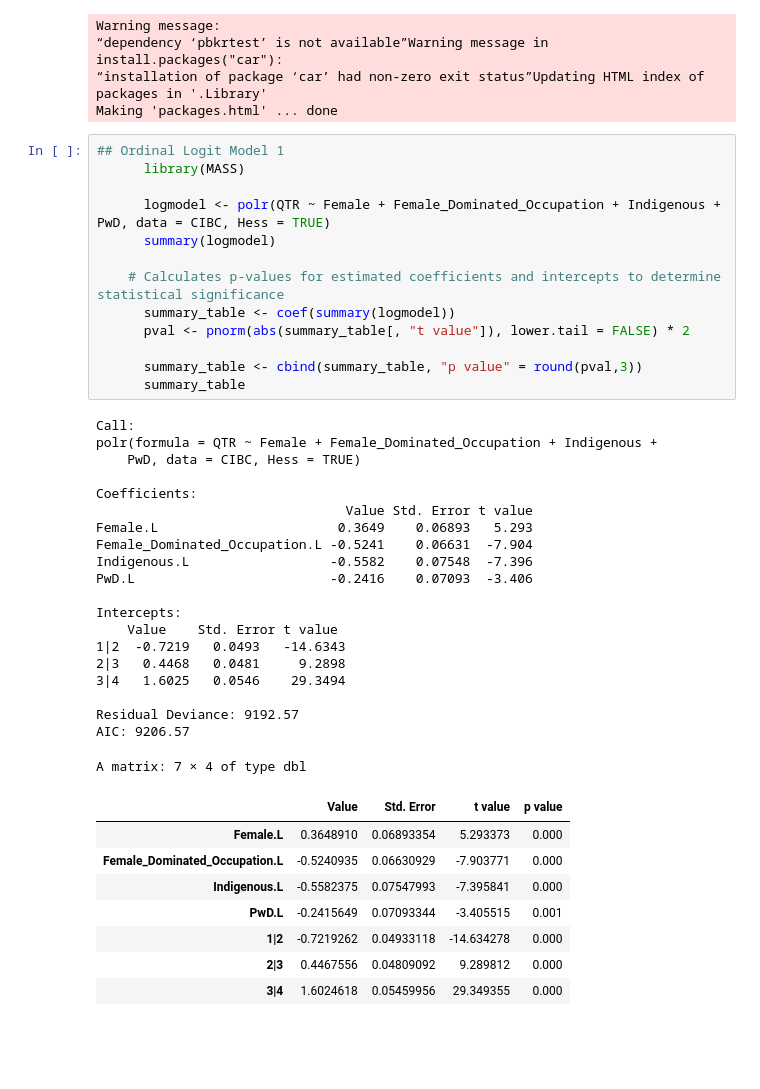
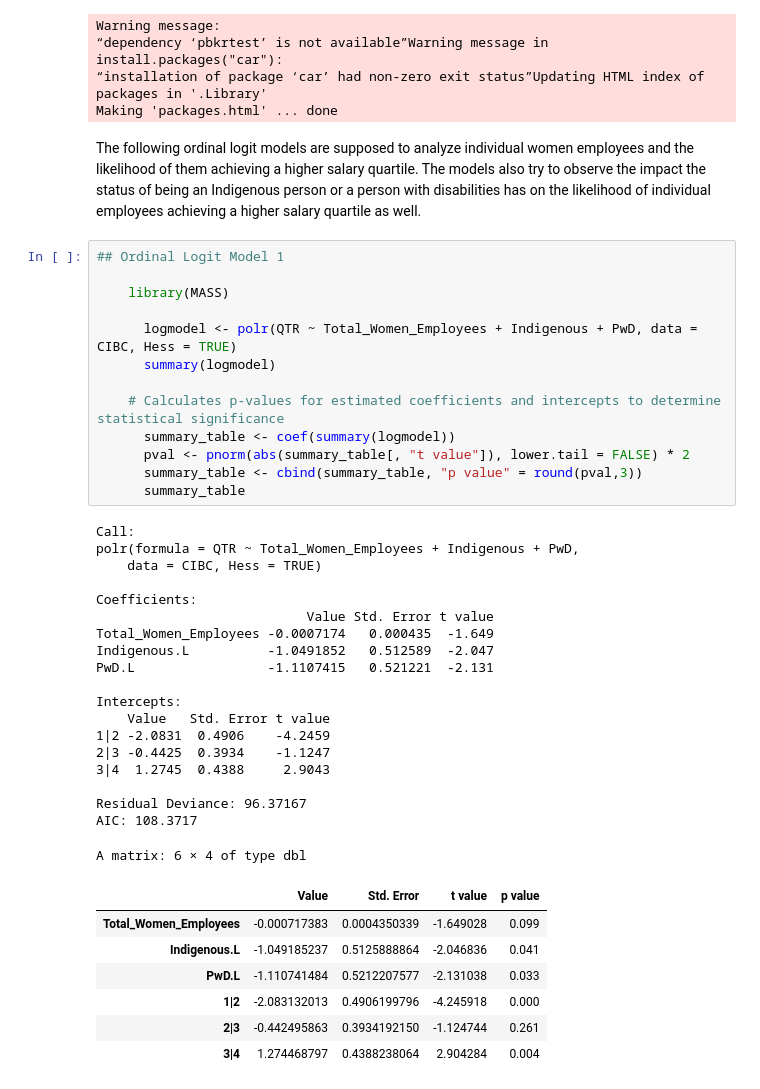
Before and after one commit to harry-para/Employment-Equity-Study-CIBC, a Jupyter notebook: CIBC FT Employee Analysis.ipynb, the cells around one changed output. Saved outputs shown, nothing was run; the diff lists cells and outputs as text; blank space fills up the shorter version.

```diff
--- a/CIBC FT Employee Analysis.ipynb
+++ b/CIBC FT Employee Analysis.ipynb
@@ -319,48 +482,48 @@ Warning message:
 “dependency ‘pbkrtest’ is not available”Warning message in install.packages("car"):
 “installation of package ‘car’ had non-zero exit status”Updating HTML index of packages in '.Library'
 Making 'packages.html' ... done
+# %% [markdown]
+The following ordinal logit models are supposed to analyze individual women employees and the likelihood of them achieving a higher salary quartile. The models also try to observe the impact the status of being an Indigenous person or a person with disabilities has on the likelihood of individual employees achieving a higher salary quartile as well.
 # %%
 ## Ordinal Logit Model 1
-      library(MASS)
 
-      logmodel <- polr(QTR ~ Female + Female_Dominated_Occupation + Indigenous + PwD, data = CIBC, Hess = TRUE)
+    library(MASS)
+
+      logmodel <- polr(QTR ~ Total_Women_Employees + Indigenous + PwD, data = CIBC, Hess = TRUE)
       summary(logmodel)
 
     # Calculates p-values for estimated coefficients and intercepts to determine statistical significance
       summary_table <- coef(summary(logmodel))
       pval <- pnorm(abs(summary_table[, "t value"]), lower.tail = FALSE) * 2
-
       summary_table <- cbind(summary_table, "p value" = round(pval,3))
       summary_table
 # %% [output]
 Call:
-polr(formula = QTR ~ Female + Female_Dominated_Occupation + Indigenous +
-    PwD, data = CIBC, Hess = TRUE)
+polr(formula = QTR ~ Total_Women_Employees + Indigenous + PwD,
+    data = CIBC, Hess = TRUE)
 
 Coefficients:
-                                Value Std. Error t value
-Female.L                       0.3649    0.06893   5.293
-Female_Dominated_Occupation.L -0.5241    0.06631  -7.904
-Indigenous.L                  -0.5582    0.07548  -7.396
-PwD.L                         -0.2416    0.07093  -3.406
+                           Value Std. Error t value
+Total_Women_Employees -0.0007174   0.000435  -1.649
+Indigenous.L          -1.0491852   0.512589  -2.047
+PwD.L                 -1.1107415   0.521221  -2.131
 
 Intercepts:
-    Value    Std. Error t value
-1|2  -0.7219   0.0493   -14.6343
-2|3   0.4468   0.0481     9.2898
-3|4   1.6025   0.0546    29.3494
+    Value   Std. Error t value
+1|2 -2.0831  0.4906    -4.2459
+2|3 -0.4425  0.3934    -1.1247
+3|4  1.2745  0.4388     2.9043
 
-Residual Deviance: 9192.57
-AIC: 9206.57
+Residual Deviance: 96.37167
+AIC: 108.3717
-A matrix: 7 × 4 of type dbl
+A matrix: 6 × 4 of type dbl
 |  | Value | Std. Error | t value | p value |
-| Female.L | 0.3648910 | 0.06893354 | 5.293373 | 0.000 |
-| Female_Dominated_Occupation.L | -0.5240935 | 0.06630929 | -7.903771 | 0.000 |
-| Indigenous.L | -0.5582375 | 0.07547993 | -7.395841 | 0.000 |
-| PwD.L | -0.2415649 | 0.07093344 | -3.405515 | 0.001 |
-| 1|2 | -0.7219262 | 0.04933118 | -14.634278 | 0.000 |
-| 2|3 | 0.4467556 | 0.04809092 | 9.289812 | 0.000 |
-| 3|4 | 1.6024618 | 0.05459956 | 29.349355 | 0.000 |
+| Total_Women_Employees | -0.000717383 | 0.0004350339 | -1.649028 | 0.099 |
+| Indigenous.L | -1.049185237 | 0.5125888864 | -2.046836 | 0.041 |
+| PwD.L | -1.110741484 | 0.5212207577 | -2.131038 | 0.033 |
+| 1|2 | -2.083132013 | 0.4906199796 | -4.245918 | 0.000 |
+| 2|3 | -0.442495863 | 0.3934192150 | -1.124744 | 0.261 |
+| 3|4 | 1.274468797 | 0.4388238064 | 2.904284 | 0.004 |
 # %%
 install.packages("effects")
 # %% [output]
```
Also changed, not shown: parts of 31 cells of this notebook.
